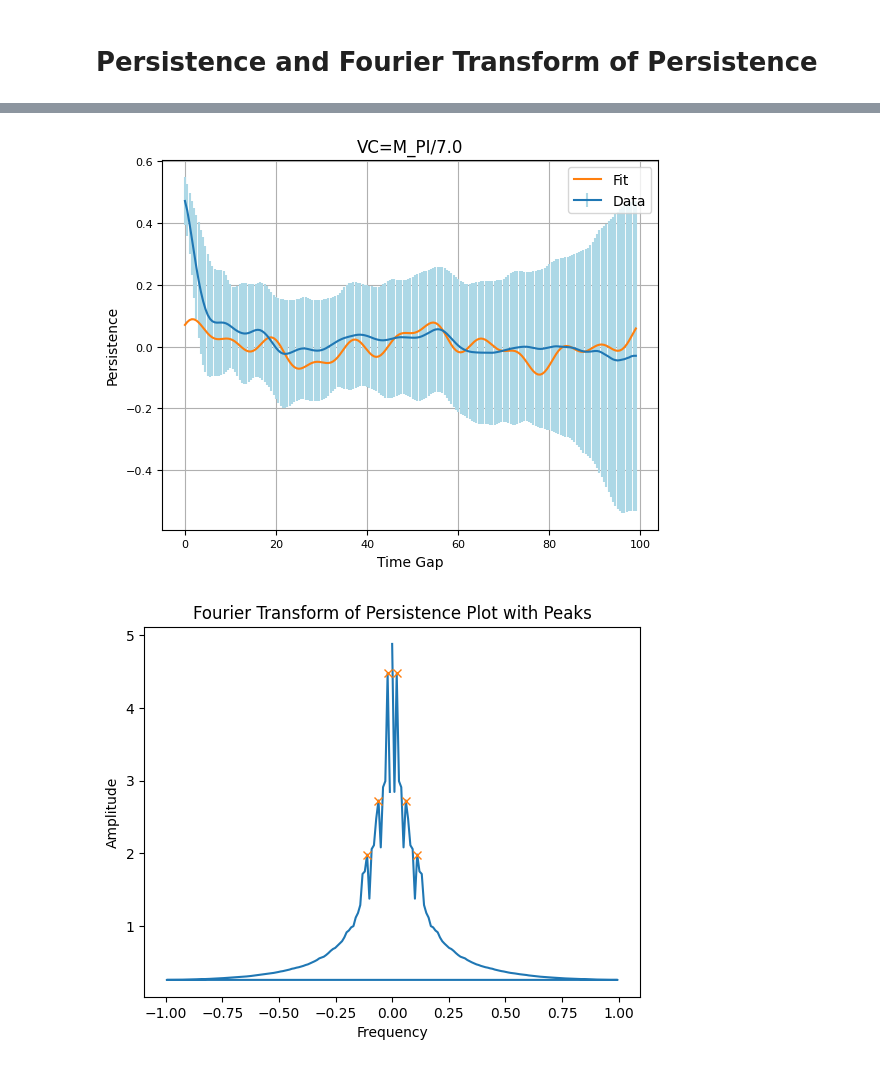
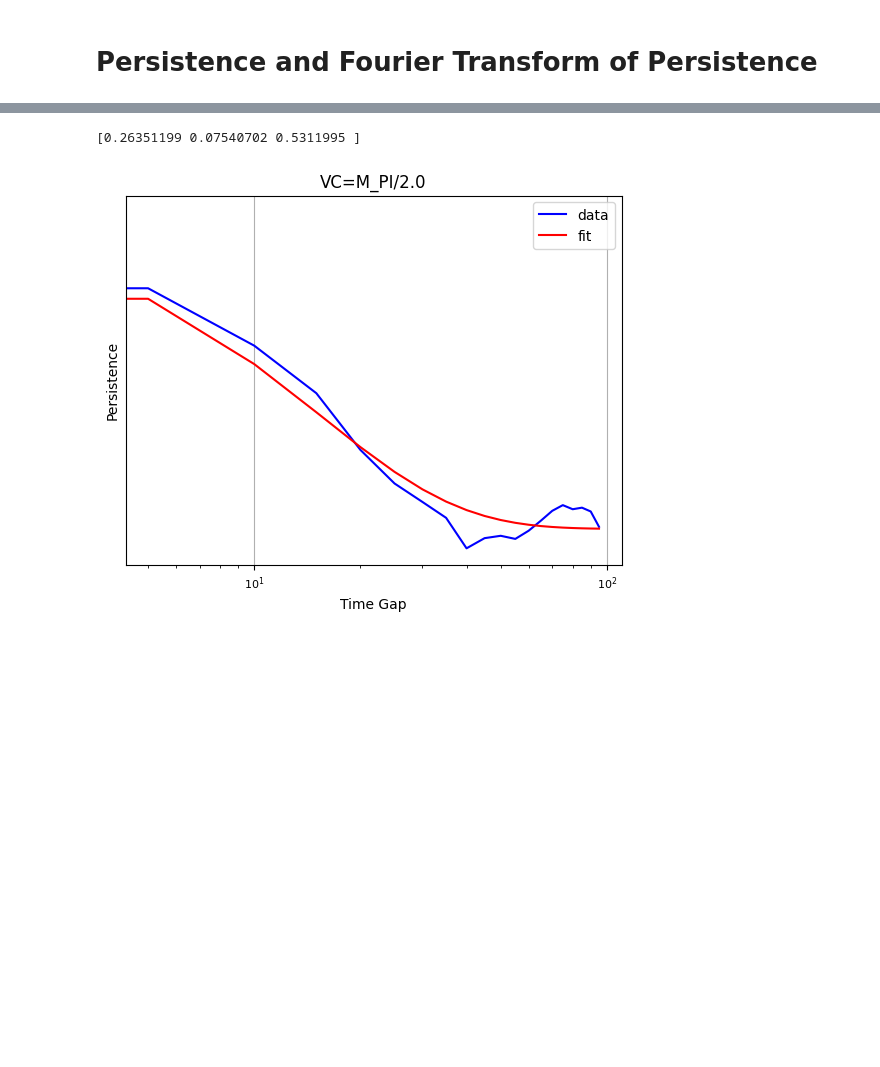
Before and after one commit to hawexrutile/Fluid-Simulations, a Jupyter notebook: Animation.ipynb, the cells around one changed output, grey strips where cells are left out. Drawn from its saved outputs; the diff is of its cells as text; code cells hidden in the pictures; blank space fills up the shorter version.

```diff
--- a/Animation.ipynb
+++ b/Animation.ipynb
@@ -52,4 +19,11 @@ def save_param(cpp_file_path="M6.cpp"):
 # %%
+def save_param(csv_file_path=path+"params.csv"):
+    # Open the CSV file
+    with open(csv_file_path, mode='r') as infile:
+        reader = csv.reader(infile)
+        mydict = {rows[0]:rows[1] for rows in reader}
+    return mydict
+
 variable_dict=save_param()
 
 box_size=float(variable_dict["boxSize"])
@@ -59,3 +33,9 @@ numSteps=int(variable_dict["numSteps"])
 timestep=float(variable_dict["timestep"])
 numParticles=int(variable_dict["numParticles"])
 theta=(variable_dict["theta"])
+
+with open(path+'particle_positions.json', 'r') as file:
+    data = json.load(file)
+
+# Convert the data to a NumPy array
+particle_positions = np.array(data)
@@ -66,10 +42,3 @@ M6.cpp
-# %%
-# Load the JSON file
-with open('particle_positions.json', 'r') as file:
-    data = json.load(file)
-
-# Convert the data to a NumPy array
-particle_positions = np.array(data)
 # %% [markdown]
 # Plot Energy
 # %%
@@ -257,9 +304,8 @@ displacement_persistence()
 # %%
-def persistenceFit():
+def persistenceFitV3():
 
     # Create an empty list to store the persistence list of each particle at each gap to take average later
     persistencePerParticle = [[0.0] * int(math.floor(len(data) - 1.0)) for i in range(numParticles)]
-    # Create a list which stores the average persistence of each particle at a given gap
     averagePersistencePerGap = [0.0] * math.floor(len(data) -1.0)
     # Create a list to store the standard deviation of persistence values at each gap
     stdPersistencePerGap = [0.0] * math.floor(len(data) -1.0)
@@ -271,69 +317,59 @@ def persistenceFit():
 
         # Create a for loop running through half the size of the number of timesteps; here j will be called "gap"
         for j in range(math.floor(len(data) -1.0)):
-            for k in range(len(data) - j - 1):
+            for k in range(len(data) - j - 2):
                 # For each k calculate (cos(data[k][i][4])*cos(data[k+j+1][i][4]))/(cos(data[k][i][4]*cos(data[k][i][4]) and add it to the list
                 # cos function is being called with an argument of type float which is a double in C++
-                persistencePerGap[j] += (math.cos(float(data[k][i][4])) * math.cos(float(data[k+j+1][i][4]))) # /(math.cos(float(data[0][i][4])) * math.cos(float(data[0][i][4])))
+                cos1=(data[k+1][i][0] - data[k][i][0]) / math.sqrt((data[k+1][i][0] - data[k][i][0]) ** 2 + (data[k+1][i][1] - data[k][i][1]) ** 2)
+                cos2=(data[k+j+2][i][0] - data[k+j+1][i][0]) / math.sqrt((data[k+j+2][i][0] - data[k+j+1][i][0]) ** 2 + (data[k+j+2][i][1] - data[k+j+1][i][1]) ** 2)
+                if cos1 * cos2>=0:
+                #if (cos1>0) & (cos2>0):
+                    persistencePerGap[j] += 1.0
 
             # Take the average of the list and store it in the list
-            persistencePerGap[j] /= (len(data) - j - 1)
+            persistencePerGap[j] /= int(len(data) - j - 1)
         persistencePerParticle[i] = persistencePerGap
 
-    # Create a for loop running through half the size of the number of timesteps; here j will be called "gap"
+    # Create a for loop running through persistencePerParticle[i] and finding the mean
     for j in range(math.floor(len(data)-1.0)):
         persistenceValues = []
         for i in range(numParticles):
             # Add the persistence of each particle at a given gap to the list
             persistenceValues.append(persistencePerParticle[i][j])
 
         # Calculate the mean and standard deviation of the persistence values
         meanPersistence = np.mean(persistenceValues)
         stdPersistence = np.std(persistenceValues)
 
         # Store the mean and standard deviation in the respective lists
         averagePersistencePerGap[j] = meanPersistence
         stdPersistencePerGap[j] = stdPersistence
 
+    x = [i*dataCompression*timestep for i in range(math.floor(len(data)/10.0))]
+    # y = [math.log(j, 2) for j in averagePersistencePerGap[:len(x)]]
+    y = averagePersistencePerGap[:len(x)]
+    #fit and plot the data with an exponential function and print the fit values
+    def func(v, a, b, c):
+        return a * np.exp(-b * np.array(v)) + c
 
-    # Calculate the Fourier transform of the persistence data
-    fft = np.fft.fft(averagePersistencePerGap)
-    freq = np.fft.fftfreq(len(averagePersistencePerGap), d=(dataCompression*timestep))
+    popt, pcov = curve_fit(func, x, y)
+    print(popt)
+    plt.plot(x, y, 'b-', label='data')
+    plt.plot(x, func(x, *popt), 'r-', label='fit')
 
-    # Find the peaks in the Fourier transform
-    peaks, properties = find_peaks(np.abs(fft), prominence=(0.1, None))
-    # Create a new frequency spectrum with zeros everywhere
-    new_fft = np.zeros_like(fft)
-    # Set the values at the major peak indices to the original complex amplitudes
-    new_fft[peaks] = fft[peaks]
-    # Perform Inverse Fourier Transform
-    reconstructed_signal = np.fft.ifft(new_fft)
 
-    # Fit the averagePersistencePerGap data using the peak frequencies in the persistence plot
-    # plt.plot([i*dataCompression*timestep for i in range(math.floor(len(data)-1.0))], averagePersistencePerGap, label='Data')
-    plt.errorbar([i*dataCompression*timestep for i in range(math.floor(len(data)-1.0))], averagePersistencePerGap, yerr=stdPersistencePerGap, ecolor = 'lightblue', capsize=0, label='Data')
-    plt.plot([i*dataCompression*timestep for i in range(math.floor(len(data)-1.0))], reconstructed_signal, label='Fit')
     plt.xticks(fontsize=8)
     plt.yticks(fontsize=8)
+    plt.yscale('log', base=2)
+    plt.xscale('log')
     plt.grid()
     plt.xlabel("Time Gap")
     plt.ylabel("Persistence")
     plt.title("VC=" + theta)
     plt.legend()
     plt.savefig("persistence_Fit.png")
-
-    #Plot the Fourier transform
-    fig, ax = plt.subplots()
-    ax.plot(freq, np.abs(fft))
-    ax.plot(freq[peaks], np.abs(fft)[peaks], "x")
-    ax.set_xlabel('Frequency')
-    ax.set_ylabel('Amplitude')
-    ax.set_title('Fourier Transform of Persistence Plot with Peaks')
-    plt.savefig("persistence_fft.png")
-
-
-persistenceFit()
+persistenceFitV3()
 # %% [output]
+[0.26351199 0.07540702 0.5311995 ]
-[figure, old version]
+[figure, new version]
-[figure, removed]
 # %%
```
Also changed, not shown: parts of 13 cells of this notebook.
